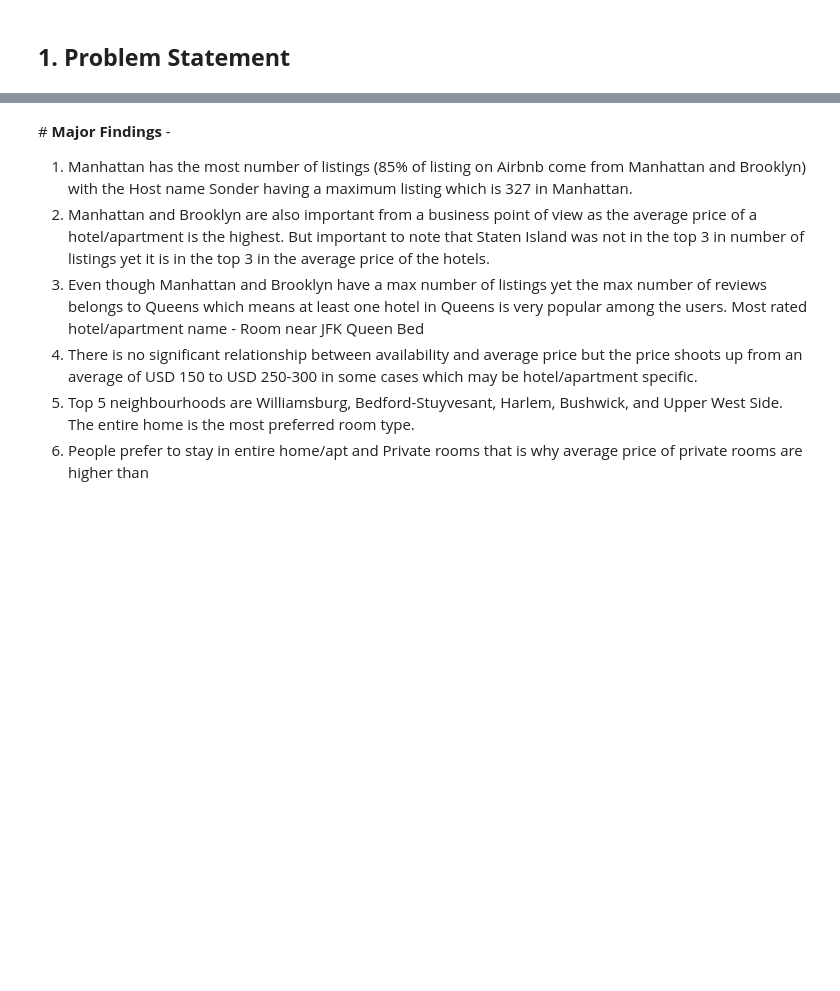
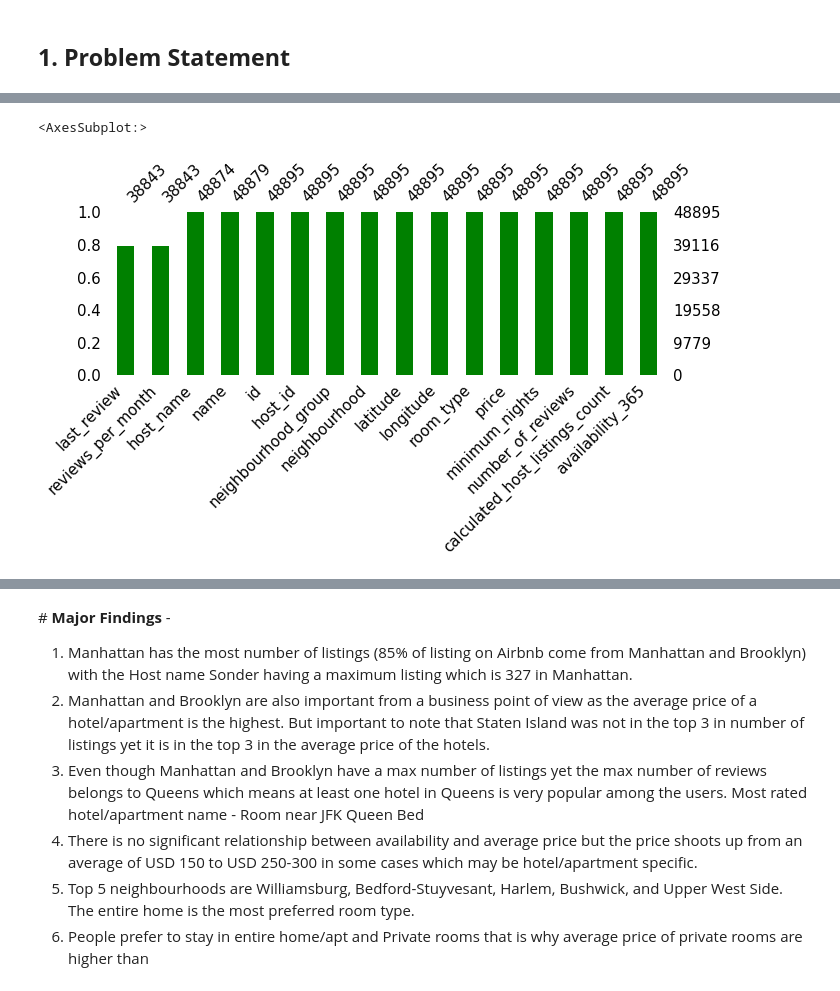
Before and after one commit to Navneet2409/Airbnb-Booking-Analysis, a Jupyter notebook: Airbnb_Notebook_Navneet_Keshri.ipynb, the cells around one changed output, grey strips where cells are left out. Cells and saved outputs as stored; diff of their text form; code cells hidden in the pictures; blank space fills up the shorter version.

```diff
--- a/Airbnb_Notebook_Navneet_Keshri.ipynb
+++ b/Airbnb_Notebook_Navneet_Keshri.ipynb
@@ -575,10 +31,0 @@ Name: neighbourhood_group, dtype: int64
-# %%
-# creating the plot for it
-neighbourhood_groups.plot(kind ='bar')
-
-plt.title('Number of listings in different Neighbourhood Groups')
-plt.xlabel('Neighbourhood Groups')
-plt.ylabel('Number of listings')
-
-# Set the display figure size using rcParams
-plt.rcParams['figure.figsize'] = (10, 5)
@@ -653,5 +31,0 @@ group_count
-# %%
-plt.rcParams['figure.figsize'] = (12,6)
-
-plt.pie(group_count['count'], labels = group_count['neighbourhood_group'],autopct ='%0.2f%%')
-plt.title('Percentage of listing in each neighbourhood_group')
@@ -862,0 +167,7 @@ Text(0, 0.5, 'Average Price')
+# %%
+# Visualizing the missing values
+import missingno as msno
+msno.bar(airbnb, color='green',sort='ascending', figsize=(10,3), fontsize=15)
+# %% [output]
+<AxesSubplot:>
+[figure, added]
```
Also changed, not shown: parts of 175 cells of this notebook.
